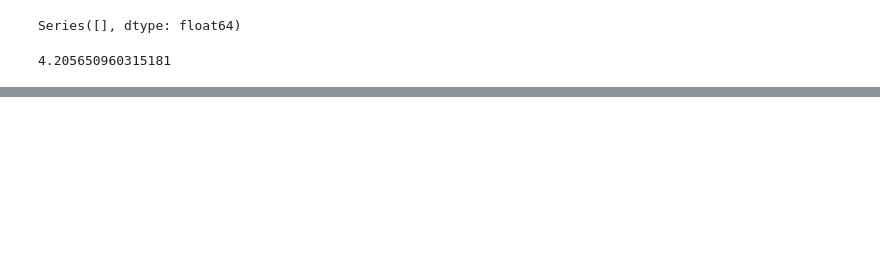
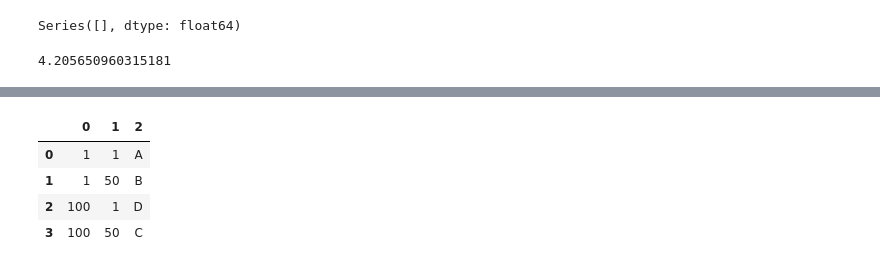
Before and after one commit to apoorvagnihotri/mlpy, a Jupyter notebook: src/trying_functions.ipynb, the cells around one changed output, grey strips where cells are left out. Drawn from its saved outputs; the diff is of its cells as text; code cells hidden in the pictures; blank space fills up the shorter version.

```diff
--- a/src/trying_functions.ipynb
+++ b/src/trying_functions.ipynb
@@ -111,0 +125,13 @@ a.std()
+# %%
+sample_raw = [[1,1,'A'],
+              [1, 50, 'B'],
+              [100, 1, 'D'],
+              [100, 50, 'C']]
+sample = pd.DataFrame(sample_raw)
+sample
+# %% [output]
+|  | 0 | 1 | 2 |
+| 0 | 1 | 1 | A |
+| 1 | 1 | 50 | B |
+| 2 | 100 | 1 | D |
+| 3 | 100 | 50 | C |
```
Also changed, not shown: parts of 5 cells of this notebook, 12 other files.
